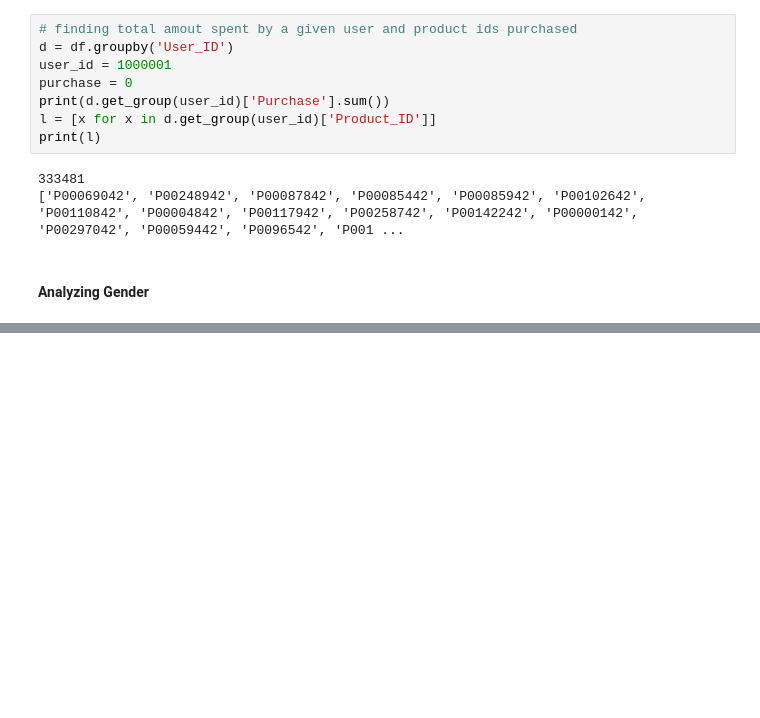
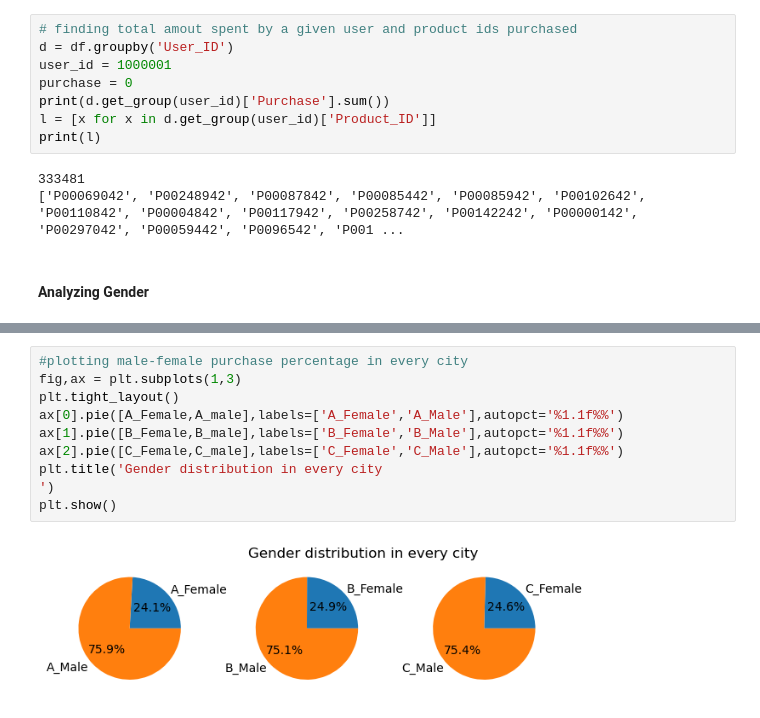
Before and after one commit to prachi558/GFG_Data_Science, a Jupyter notebook: Black_Friday_Sales.ipynb, the cells around one changed output, grey strips where cells are left out. Drawn from its saved outputs; the diff is of its cells as text; blank space fills up the shorter version.

```diff
--- a/Black_Friday_Sales.ipynb
+++ b/Black_Friday_Sales.ipynb
@@ -115,0 +148,11 @@ print(l)
+# %%
+#plotting male-female purchase percentage in every city
+fig,ax = plt.subplots(1,3)
+plt.tight_layout()
+ax[0].pie([A_Female,A_male],labels=['A_Female','A_Male'],autopct='%1.1f%%')
+ax[1].pie([B_Female,B_male],labels=['B_Female','B_Male'],autopct='%1.1f%%')
+ax[2].pie([C_Female,C_male],labels=['C_Female','C_Male'],autopct='%1.1f%%')
+plt.title('Gender distribution in every city                                                      ')
+plt.show()
+# %% [output]
+[figure, added]
```
Also changed, not shown: parts of 42 cells of this notebook.
